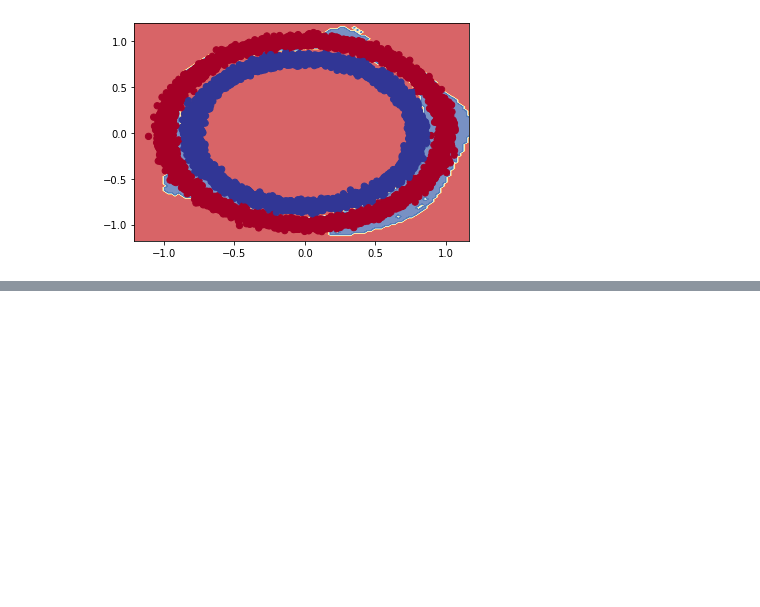
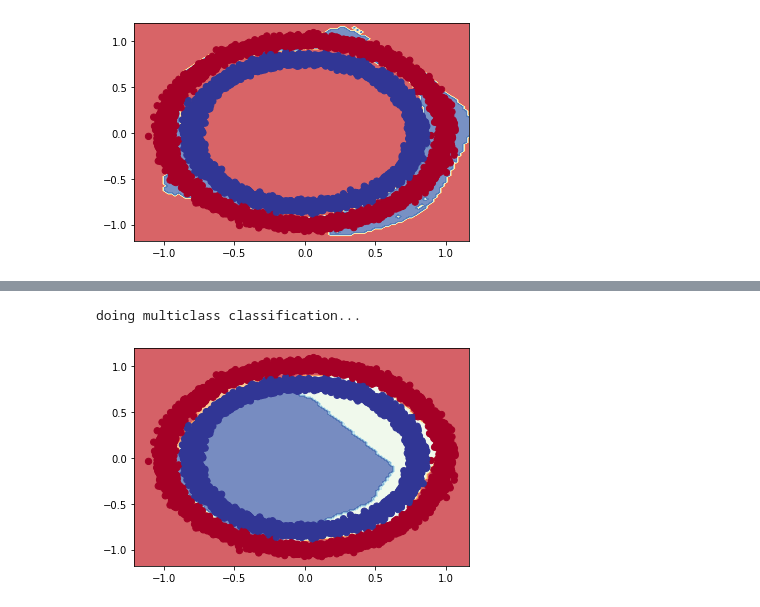
Before and after one commit to JonasHagstrom79/Tensorflow, a Jupyter notebook: 02_neural_network_classification_with_tensorflow.ipynb, the cells around one changed output, grey strips where cells are left out. Drawn from its saved outputs; the diff is of its cells as text; code cells hidden in the pictures; blank space fills up the shorter version.

```diff
--- a/02_neural_network_classification_with_tensorflow.ipynb
+++ b/02_neural_network_classification_with_tensorflow.ipynb
@@ -609,7 +611,9 @@ tf.random.set_seed(42)
 # Build the model
 model_7 = tf.keras.Sequential([
   tf.keras.layers.Dense(4, activation="relu"),
-  tf.keras.layers.Dense(4, activation="relu")
+  tf.keras.layers.Dense(4, activation="relu"),
+  # Add a layer(output) for binary classification
+  tf.keras.layers.Dense(1, activation="sigmoid")
 ])
 
 # Compile the model
@@ -618,4 +622,6 @@ model_7.compile(loss="binary_crossentropy",
                 metrics=["accuracy"])
 
 # Fit the model
-history = model_7.fit(X, y, epochs=100)
+history = model_7.fit(X, y,
+                      #epochs=100)
+                      epochs=250)
@@ -621,0 +653,6 @@ history = model_7.fit(X, y, epochs=100)
+# %%
+# How does our model predictions look?
+plot_decision_boundary(model_7, X, y)
+# %% [output]
+doing multiclass classification...
+[figure, added]
```
Also changed, not shown: parts of 3 cells of this notebook.
